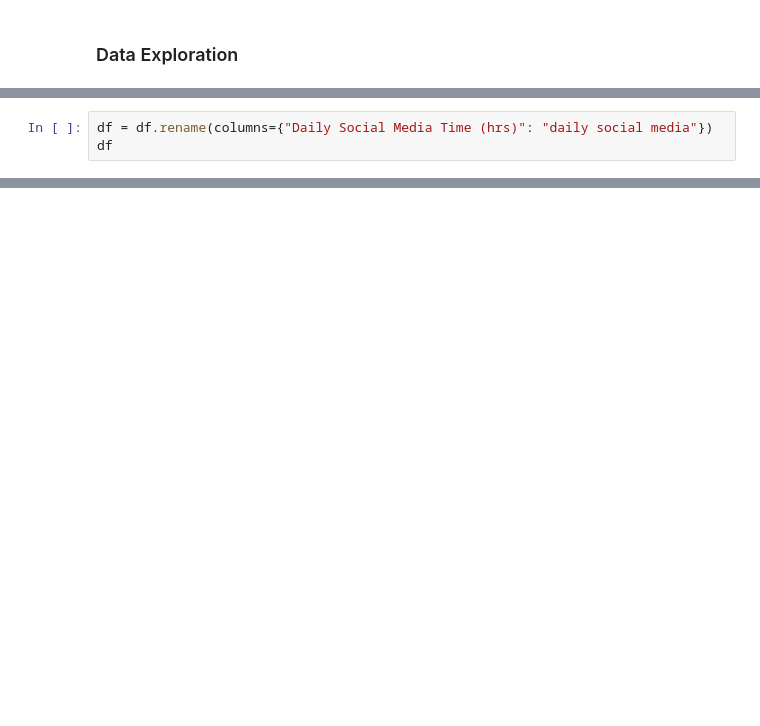
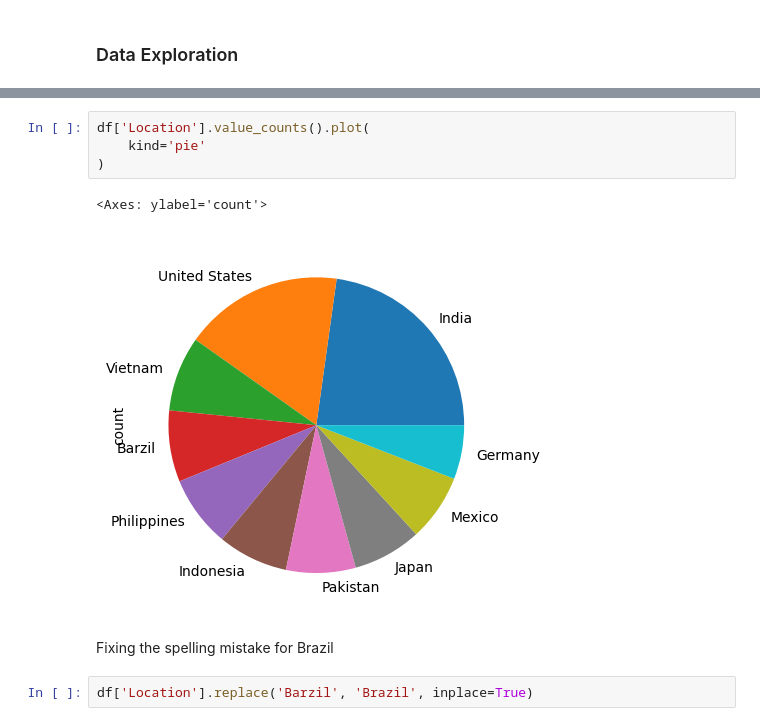
Before and after one commit to cchan083/Social-Media, a Jupyter notebook: analysis.ipynb, the cells around one changed output, grey strips where cells are left out. Drawn from its saved outputs; the diff is of its cells as text; blank space fills up the shorter version.

```diff
--- a/analysis.ipynb
+++ b/analysis.ipynb
@@ -58,3 +19,0 @@ countries.plot(
-# %%
-df = df.rename(columns={"Daily Social Media Time (hrs)": "daily social media"})
-df
@@ -134,0 +40,11 @@ np.float64(4.241265227984686)
+# %%
+df['Location'].value_counts().plot(
+    kind='pie'
+)
+# %% [output]
+<Axes: ylabel='count'>
+[figure, added]
+# %% [markdown]
+Fixing the spelling mistake for Brazil
+# %%
+df['Location'].replace('Barzil', 'Brazil', inplace=True)
```
Also changed, not shown: parts of 19 cells of this notebook, 1 other file.
